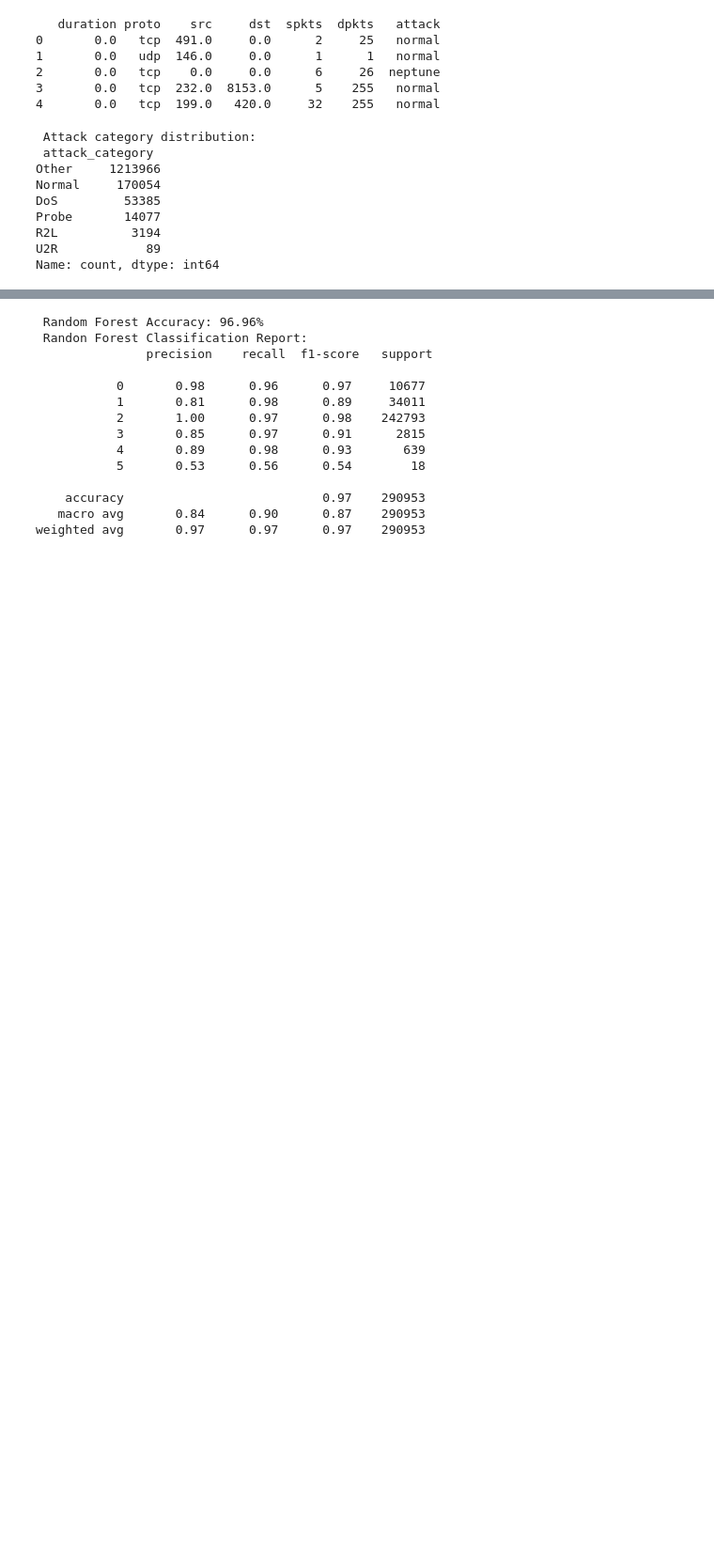
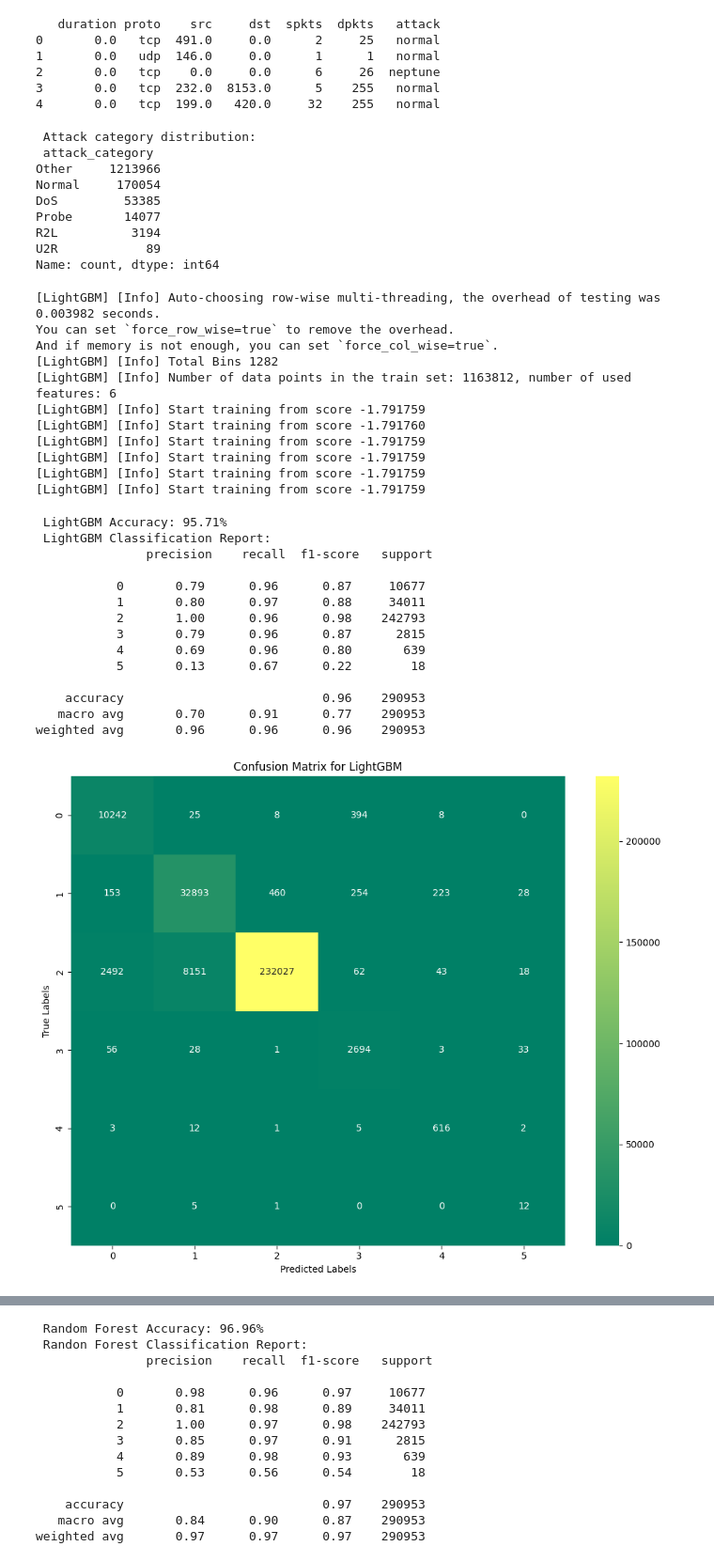
Before and after one commit to krittika004/RealTime-ML-IDS, a Jupyter notebook: IDS_NFToN_KDD_UNSW.ipynb, the cells around one changed output, grey strips where cells are left out. Shown at 94% size. Saved outputs shown, nothing was run; the diff lists cells and outputs as text; code cells hidden in the pictures; blank space fills up the shorter version.

```diff
--- a/IDS_NFToN_KDD_UNSW.ipynb
+++ b/IDS_NFToN_KDD_UNSW.ipynb
@@ -76,3 +74,64 @@ Probe       14077
 R2L          3194
 U2R            89
 Name: count, dtype: int64
+# %%
+import lightgbm as lgb
+from sklearn.metrics import accuracy_score, classification_report, confusion_matrix
+import seaborn as sns
+import matplotlib.pyplot as plt
+
+lgb_model = lgb.LGBMClassifier(
+    n_estimators=150,
+    max_depth=15,
+    min_child_samples=4,
+    class_weight='balanced',
+    n_jobs=-1,
+    random_state=42
+)
+
+lgb_model.fit(X_train, y_train)
+
+y_pred_lgb = lgb_model.predict(X_test)
+
+acc_lgb = accuracy_score(y_test, y_pred_lgb)
+report_lgb = classification_report(y_test, y_pred_lgb)
+conf_matrix_lgb = confusion_matrix(y_test, y_pred_lgb)
+
+print(f" LightGBM Accuracy: {acc_lgb * 100:.2f}%")
+print(" LightGBM Classification Report:\n", report_lgb)
+
+plt.figure(figsize=(10, 8))
+sns.heatmap(conf_matrix_lgb, annot=True, fmt='d', cmap='summer', cbar=True)
+
+plt.title('Confusion Matrix for LightGBM')
+plt.xlabel('Predicted Labels')
+plt.ylabel('True Labels')
+plt.tight_layout()
+plt.show()
+# %% [output]
+[LightGBM] [Info] Auto-choosing row-wise multi-threading, the overhead of testing was 0.003982 seconds.
+You can set `force_row_wise=true` to remove the overhead.
+And if memory is not enough, you can set `force_col_wise=true`.
+[LightGBM] [Info] Total Bins 1282
+[LightGBM] [Info] Number of data points in the train set: 1163812, number of used features: 6
+[LightGBM] [Info] Start training from score -1.791759
+[LightGBM] [Info] Start training from score -1.791760
+[LightGBM] [Info] Start training from score -1.791759
+[LightGBM] [Info] Start training from score -1.791759
+[LightGBM] [Info] Start training from score -1.791759
+[LightGBM] [Info] Start training from score -1.791759
+ LightGBM Accuracy: 95.71%
+ LightGBM Classification Report:
+               precision    recall  f1-score   support
+
+           0       0.79      0.96      0.87     10677
+           1       0.80      0.97      0.88     34011
+           2       1.00      0.96      0.98    242793
+           3       0.79      0.96      0.87      2815
+           4       0.69      0.96      0.80       639
+           5       0.13      0.67      0.22        18
+
+    accuracy                           0.96    290953
+   macro avg       0.70      0.91      0.77    290953
+weighted avg       0.96      0.96      0.96    290953
+[figure, added]
```
Also changed, not shown: parts of 8 cells of this notebook.
